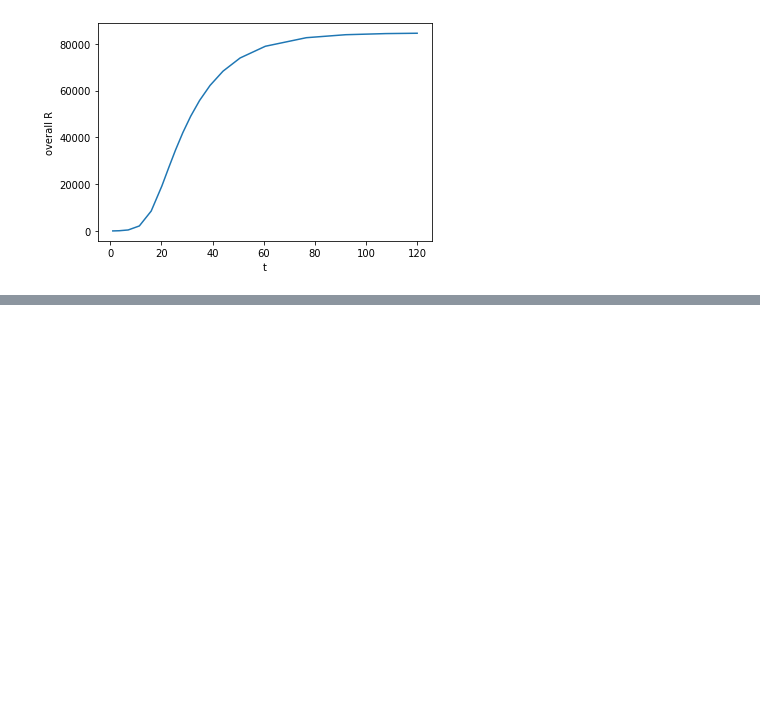
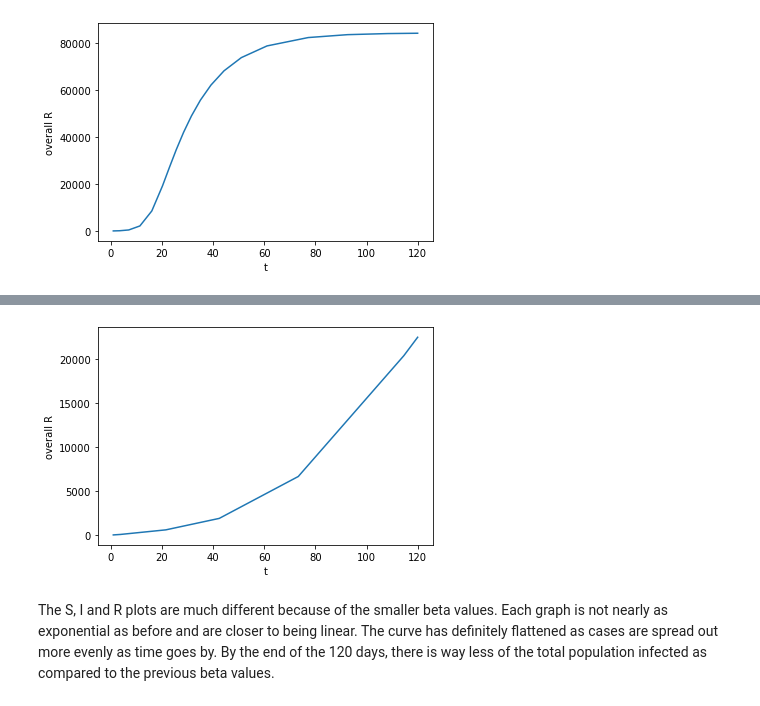
Before and after one commit to liaaaaran/PSTAT197A, a Jupyter notebook: project part 1.ipynb, the cells around one changed output, grey strips where cells are left out. Saved outputs shown, nothing was run; the diff lists cells and outputs as text; code cells hidden in the pictures; blank space fills up the shorter version.

```diff
--- a/project part 1.ipynb
+++ b/project part 1.ipynb
@@ -140,0 +199,9 @@ plt.show()
+# %%
+plt.plot(soln_obj2.t, soln_obj2.y[20].T)
+plt.xlabel("t")
+plt.ylabel("overall R")
+plt.show()
+# %% [output]
+[figure, added]
+# %% [markdown]
+The S, I and R plots are much different because of the smaller beta values. Each graph is not nearly as exponential as before and are closer to being linear. The curve has definitely flattened as cases are spread out more evenly as time goes by. By the end of the 120 days, there is way less of the total population infected as compared to the previous beta values.
```
Also changed, not shown: parts of 20 cells of this notebook.
